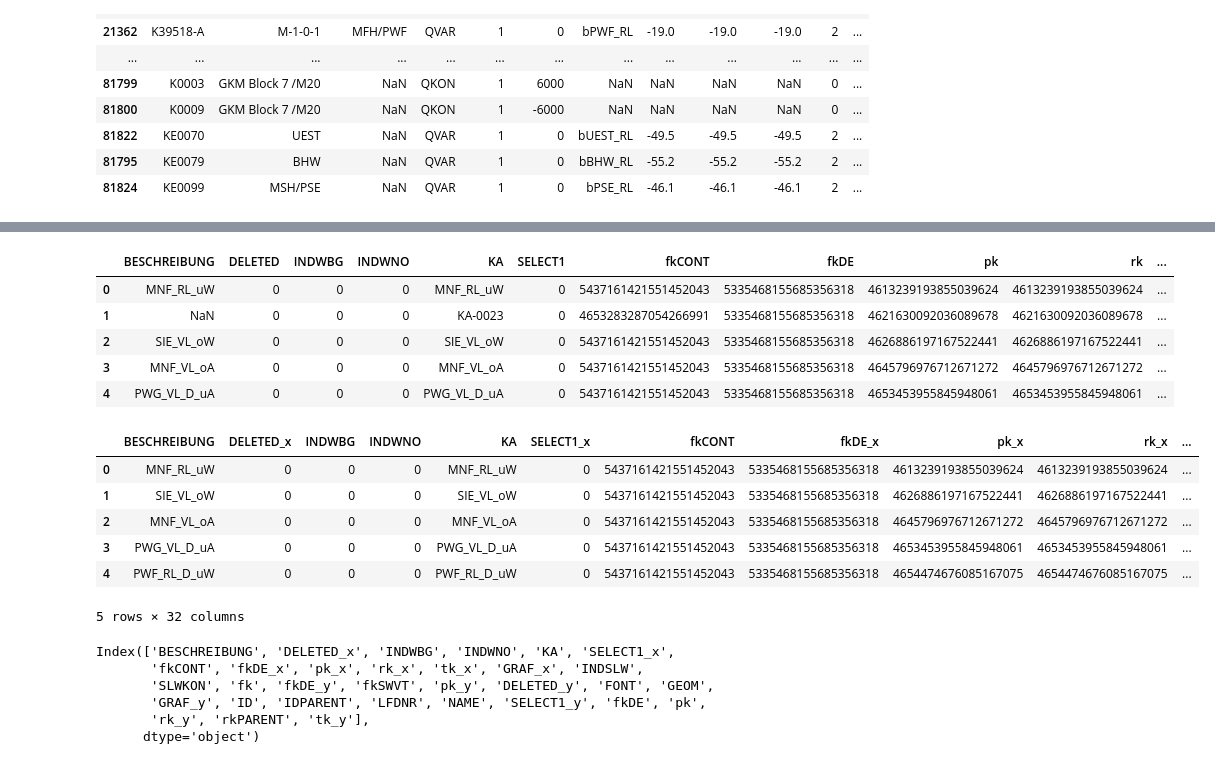
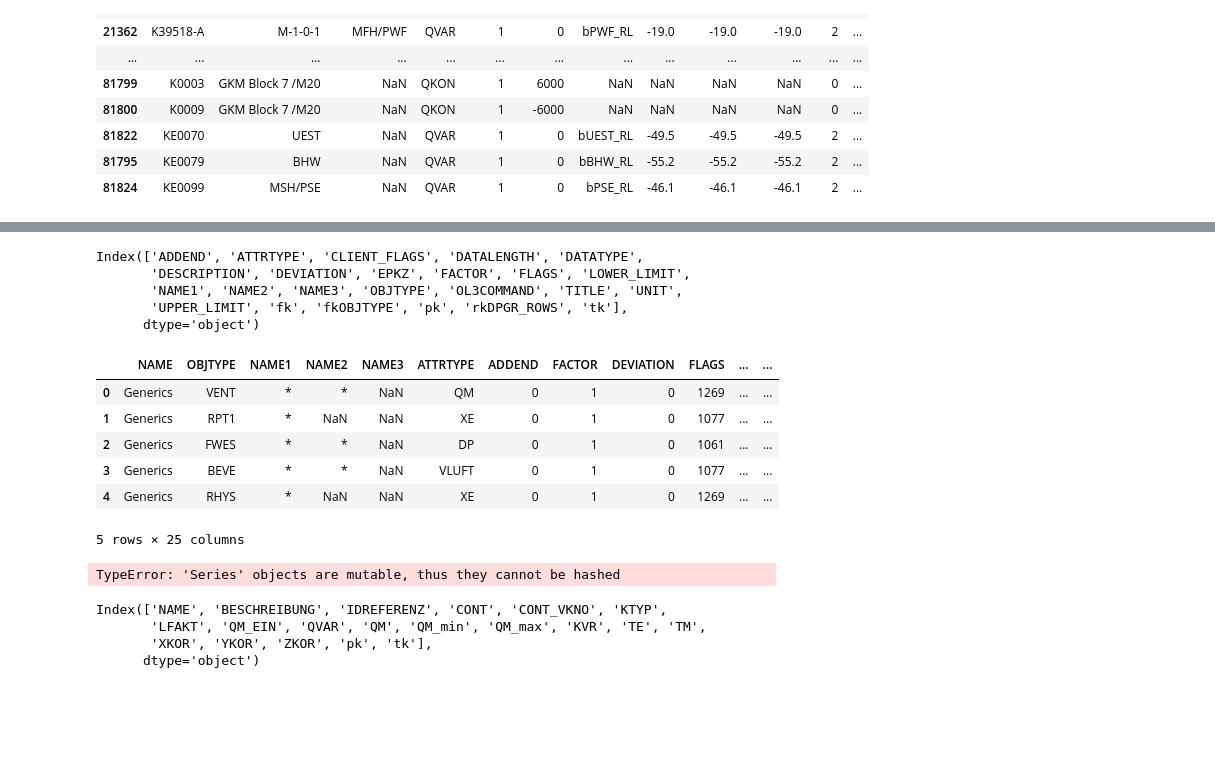
Before and after one commit to aw3s/PT3S, a Jupyter notebook: nb/XmWithPandas.ipynb, the cells around one changed output, grey strips where cells are left out. Cells and saved outputs as stored; diff of their text form; code cells hidden in the pictures; blank space fills up the shorter version.

```diff
--- a/nb/XmWithPandas.ipynb
+++ b/nb/XmWithPandas.ipynb
@@ -257,0 +272,4 @@ xm.dataFrames['SWVT_ROWT'].head()
+# %%
+vDPGR.rename(columns={'pk_x':'pk'},inplace=True)
+# %%
+vDPGR=pd.merge(vDPGR,xm.dataFrames['DPGR_ROWS'],left_on='pk',right_on='fk')
@@ -257,0 +285,19 @@ xm.dataFrames['SWVT_ROWT'].head()
+# %%
+vDPGR=vDPGR[[
+        # DPGR
+        'NAME'
+        # DPGR_BZ
+        # DPGR_ROWS
+       ,'OBJTYPE','NAME1','NAME2','NAME3','ATTRTYPE'
+       ,'ADDEND','FACTOR','DEVIATION'
+       ,'FLAGS','CLIENT_FLAGS'
+       ,'DESCRIPTION','TITLE','UNIT'
+       ,'DATALENGTH', 'DATATYPE'
+       ,'LOWER_LIMIT','UPPER_LIMIT'
+       ,'OL3COMMAND','EPKZ'
+        # DPGR IDs
+       ,'pk_x', 'tk_x'
+       ,'fkOBJTYPE'
+       # DPGR_ROWS IDs
+       ,'pk_y','tk_y'
+    ]]
@@ -258,9 +306,10 @@ xm.dataFrames['SWVT_ROWT'].head()
+# %%
+vDPGR.rename(columns={'pk_x':'pk','tk':'tk','pk_y':'pkROWS','tk_y':'tkROWS'},inplace=True)
 # %%
-xm.dataFrames['RSLW'].head()
+xm.dataFrames['DPGR_ROWS'].columns
 # %% [output]
-|  | BESCHREIBUNG | DELETED | INDWBG | INDWNO | KA | SELECT1 | fkCONT | fkDE | pk | rk | ... |
-| 0 | MNF_RL_uW | 0 | 0 | 0 | MNF_RL_uW | 0 | 5437161421551452043 | 5335468155685356318 | 4613239193855039624 | 4613239193855039624 | ... |
-| 1 | NaN | 0 | 0 | 0 | KA-0023 | 0 | 4653283287054266991 | 5335468155685356318 | 4621630092036089678 | 4621630092036089678 | ... |
-| 2 | SIE_VL_oW | 0 | 0 | 0 | SIE_VL_oW | 0 | 5437161421551452043 | 5335468155685356318 | 4626886197167522441 | 4626886197167522441 | ... |
-| 3 | MNF_VL_oA | 0 | 0 | 0 | MNF_VL_oA | 0 | 5437161421551452043 | 5335468155685356318 | 4645796976712671272 | 4645796976712671272 | ... |
-| 4 | PWG_VL_D_uA | 0 | 0 | 0 | PWG_VL_D_uA | 0 | 5437161421551452043 | 5335468155685356318 | 4653453955845948061 | 4653453955845948061 | ... |
+Index(['ADDEND', 'ATTRTYPE', 'CLIENT_FLAGS', 'DATALENGTH', 'DATATYPE',
+       'DESCRIPTION', 'DEVIATION', 'EPKZ', 'FACTOR', 'FLAGS', 'LOWER_LIMIT',
+       'NAME1', 'NAME2', 'NAME3', 'OBJTYPE', 'OL3COMMAND', 'TITLE', 'UNIT',
+       'UPPER_LIMIT', 'fk', 'fkOBJTYPE', 'pk', 'rkDPGR_ROWS', 'tk'],
+      dtype='object')
@@ -270,19 +316,10 @@ vRSLW=pd.merge(vRSLW,xm.dataFrames['CONT'],left_on='fkCONT',right_on='pk')
 # %%
-vRSLW.head()
+vDPGR.head()
 # %% [output]
-|  | BESCHREIBUNG | DELETED_x | INDWBG | INDWNO | KA | SELECT1_x | fkCONT | fkDE_x | pk_x | rk_x | ... |
-| 0 | MNF_RL_uW | 0 | 0 | 0 | MNF_RL_uW | 0 | 5437161421551452043 | 5335468155685356318 | 4613239193855039624 | 4613239193855039624 | ... |
-| 1 | SIE_VL_oW | 0 | 0 | 0 | SIE_VL_oW | 0 | 5437161421551452043 | 5335468155685356318 | 4626886197167522441 | 4626886197167522441 | ... |
-| 2 | MNF_VL_oA | 0 | 0 | 0 | MNF_VL_oA | 0 | 5437161421551452043 | 5335468155685356318 | 4645796976712671272 | 4645796976712671272 | ... |
-| 3 | PWG_VL_D_uA | 0 | 0 | 0 | PWG_VL_D_uA | 0 | 5437161421551452043 | 5335468155685356318 | 4653453955845948061 | 4653453955845948061 | ... |
-| 4 | PWF_RL_D_uW | 0 | 0 | 0 | PWF_RL_D_uW | 0 | 5437161421551452043 | 5335468155685356318 | 4654474676085167075 | 4654474676085167075 | ... |
+|  | NAME | OBJTYPE | NAME1 | NAME2 | NAME3 | ATTRTYPE | ADDEND | FACTOR | DEVIATION | FLAGS | ... | ... |
+| 0 | Generics | VENT | * | * | NaN | QM | 0 | 1 | 0 | 1269 | ... | ... |
+| 1 | Generics | RPT1 | * | NaN | NaN | XE | 0 | 1 | 0 | 1077 | ... | ... |
+| 2 | Generics | FWES | * | * | NaN | DP | 0 | 1 | 0 | 1061 | ... | ... |
+| 3 | Generics | BEVE | * | * | NaN | VLUFT | 0 | 1 | 0 | 1077 | ... | ... |
+| 4 | Generics | RHYS | * | NaN | NaN | XE | 0 | 1 | 0 | 1269 | ... | ... |
-5 rows × 32 columns
+5 rows × 25 columns
-# %%
-vRSLW.columns
-# %% [output]
-Index(['BESCHREIBUNG', 'DELETED_x', 'INDWBG', 'INDWNO', 'KA', 'SELECT1_x',
-       'fkCONT', 'fkDE_x', 'pk_x', 'rk_x', 'tk_x', 'GRAF_x', 'INDSLW',
-       'SLWKON', 'fk', 'fkDE_y', 'fkSWVT', 'pk_y', 'DELETED_y', 'FONT', 'GEOM',
-       'GRAF_y', 'ID', 'IDPARENT', 'LFDNR', 'NAME', 'SELECT1_y', 'fkDE', 'pk',
-       'rk_y', 'rkPARENT', 'tk_y'],
-      dtype='object')
@@ -302,0 +326,11 @@ vRSLW=vRSLW[[
+# %%
+pd.merge(vDPGR,xm.dataFrames[vDPGR.apply(lambda row: row.OBJTYPE, axis=1)],left_on='fkOBJTYPE',right_on='pk')
+# %% [output]
+TypeError: 'Series' objects are mutable, thus they cannot be hashed
+# %%
+xm.vKNOT.columns
+# %% [output]
+Index(['NAME', 'BESCHREIBUNG', 'IDREFERENZ', 'CONT', 'CONT_VKNO', 'KTYP',
+       'LFAKT', 'QM_EIN', 'QVAR', 'QM', 'QM_min', 'QM_max', 'KVR', 'TE', 'TM',
+       'XKOR', 'YKOR', 'ZKOR', 'pk', 'tk'],
+      dtype='object')
```
Also changed, not shown: parts of 10 cells of this notebook, 2 other files.
